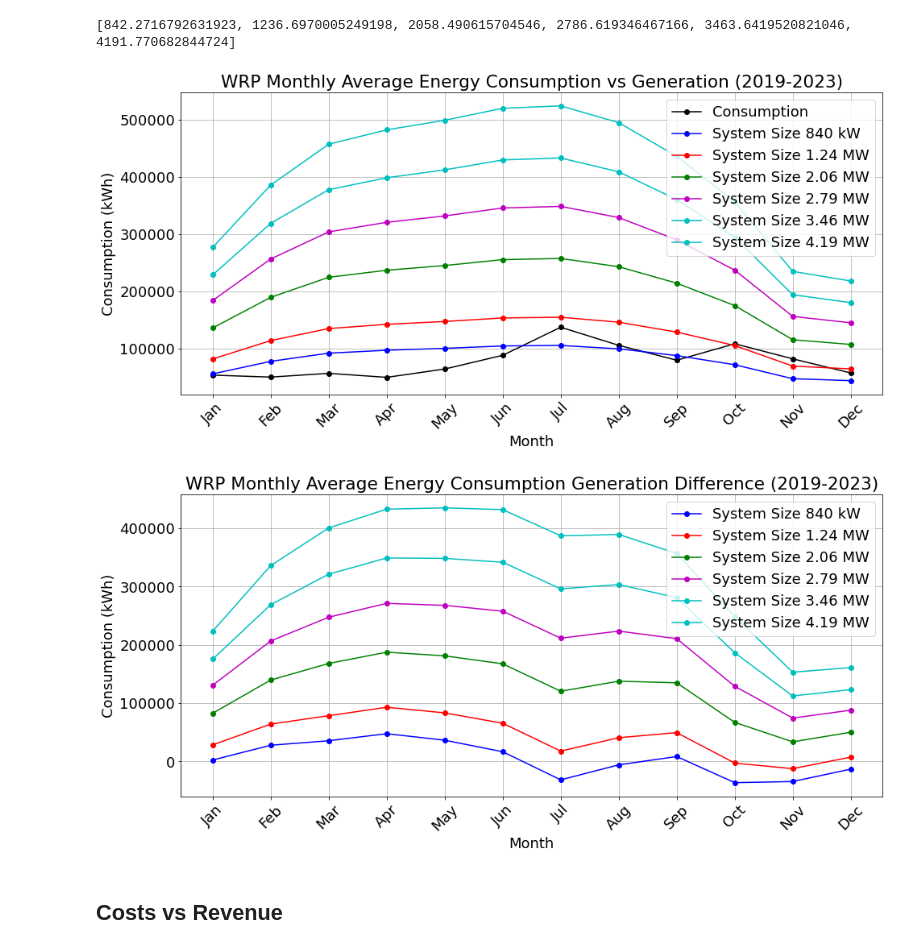
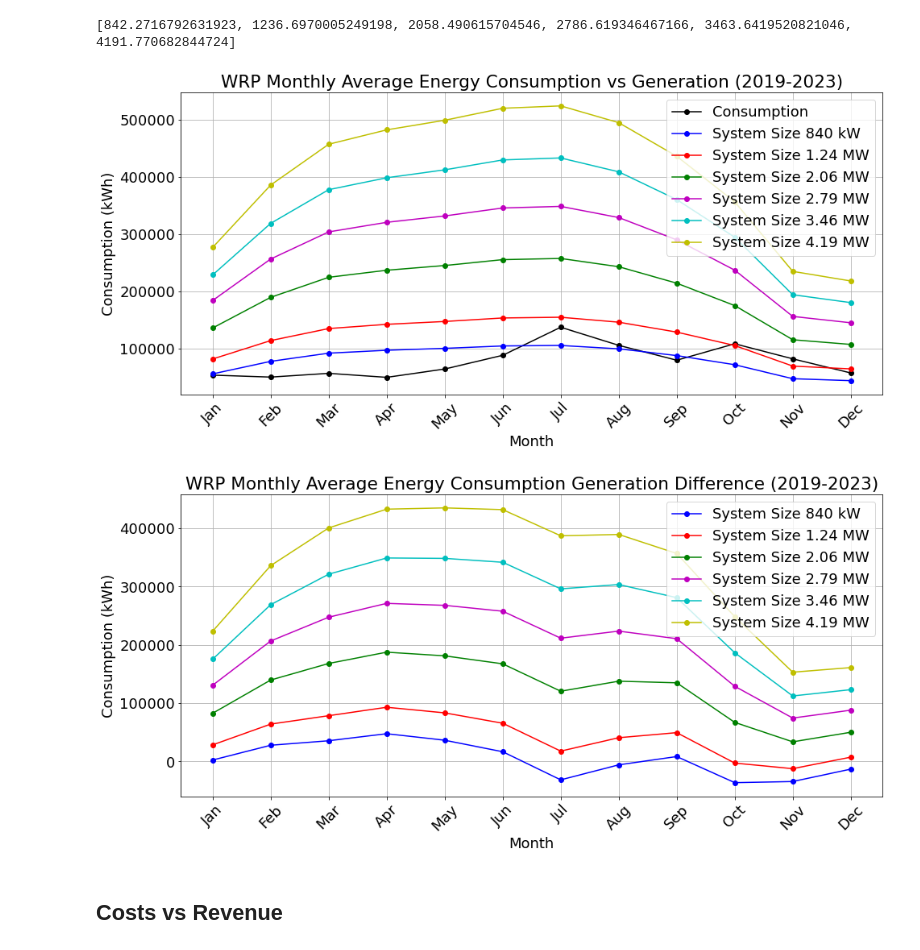
Before and after one commit to NathanPaceydev/Virtual-Power-Plant, a Jupyter notebook: Rough work/Sensitivity_Analysis.ipynb, the cells around one changed output. Drawn from its saved outputs; the diff is of its cells as text; code cells hidden in the pictures.

```diff
--- a/Rough work/Sensitivity_Analysis.ipynb
+++ b/Rough work/Sensitivity_Analysis.ipynb
@@ -111,10 +111,22 @@ PV = 0.575 # [kW]
 yH = 1166 #yearly generation hours
 mH = [66,92,109,115,119,124,125,118,104,85,56,52] #monthly generation hours Jan - Dec
 cost = 400 # approximate $/kW per CANSOLAR
-months = ['Jan', 'Feb', 'Mar', 'Apr', 'May', 'Jun', 'Jul', 'Aug', 'Sep', 'Oct', 'Nov', 'Dec']
+months = ['Jan', 'Feb', 'Mar', 'Apr', 'May', 'Jun', 'Jul', 'Aug', 'Sep', 'Oct', 'Nov', 'Dec'] # used for plotting
+roofA = 2381+2349 # surface area of rooftop
+parking1 = 2215 # parking lot configuration
+parking2 = 2215+4615
+parking3 = 4089+2215+4615
+parking4 = 7891+2215+4615
+parking5 = 7891+2215+4615+4089
 
-genArea = [2381+2349,2381+2349+2215,2381+2349+4615+2215,2381+2349+4089+2215+4615,2381+2349+7891+2215+4615,2381+2349+7891+2215+4615+4089] #combinations of rooftop and parking lot areas
-pArea = 2.278 * 1.134 # [m^2]
+'''
+For dynamic model:
+Have a surface area input then add configurations for both more or less surface area based on a certain step size
+Total surface area for WRP is 23,540 [m^2]
+'''
+
+genArea = [roofA,roofA+parking1,roofA+parking2,roofA+parking3,roofA+parking4,roofA+parking5] #combinations of rooftop and parking lot areas
+pArea = 2.278 * 1.134 # solar panel surface area [m^2] https://cansolarcorp.com/solar-modules/bauer-premium-protect-topcon/
 numPanels = [i * 0.8 / pArea for i in genArea] # number of panels (unrounded)
 
 gen = [i * PV for i in numPanels] # generation for each surface area configuration [kW]
@@ -153,36 +165,36 @@ ax1.plot(research_park_consumption['Month'], research_park_consumption['Avg'], m
 ax1.plot(months, totGen1, marker='o', linestyle='-', color='b', label='System Size 840 kW')
 ax1.plot(months, totGen2, marker='o', linestyle='-', color='r', label='System Size 1.24 MW')
 ax1.plot(months, totGen3, marker='o', linestyle='-', color='g', label='System Size 2.06 MW')
 ax1.plot(months, totGen4, marker='o', linestyle='-', color='m', label='System Size 2.79 MW')
 ax1.plot(months, totGen5, marker='o', linestyle='-', color='c', label='System Size 3.46 MW')
-ax1.plot(months, totGen6, marker='o', linestyle='-', color='c', label='System Size 4.19 MW')
+ax1.plot(months, totGen6, marker='o', linestyle='-', color='y', label='System Size 4.19 MW')
 
 plt.legend()
 
 fig.tight_layout()  # otherwise the right y-label is slightly clipped
 plt.show()
 
 #Plot of the difference between the power generated for each configuration to the power consumption of the WRP
 fig, ax1 = plt.subplots(figsize=(14, 7))
 plt.title('WRP Monthly Average Energy Consumption Generation Difference (2019-2023)')
 plt.xlabel('Month')
 plt.ylabel('Consumption (kWh)')
 plt.xticks(rotation=45)
 plt.grid(True)
 
 ax1.plot(months, diff1, marker='o', linestyle='-', color='b', label='System Size 840 kW')
 ax1.plot(months, diff2, marker='o', linestyle='-', color='r', label='System Size 1.24 MW')
 ax1.plot(months, diff3, marker='o', linestyle='-', color='g', label='System Size 2.06 MW')
 ax1.plot(months, diff4, marker='o', linestyle='-', color='m', label='System Size 2.79 MW')
 ax1.plot(months, diff5, marker='o', linestyle='-', color='c', label='System Size 3.46 MW')
-ax1.plot(months, diff6, marker='o', linestyle='-', color='c', label='System Size 4.19 MW')
+ax1.plot(months, diff6, marker='o', linestyle='-', color='y', label='System Size 4.19 MW')
 
 plt.legend()
 
 fig.tight_layout()  # otherwise the right y-label is slightly clipped
 plt.show()
 # %% [output]
-[figure, old version]
+[figure, new version]
-[figure, old version]
+[figure, new version]
 # %% [markdown]
 ## Costs vs Revenue
```
Also changed, not shown: parts of 5 cells of this notebook.
